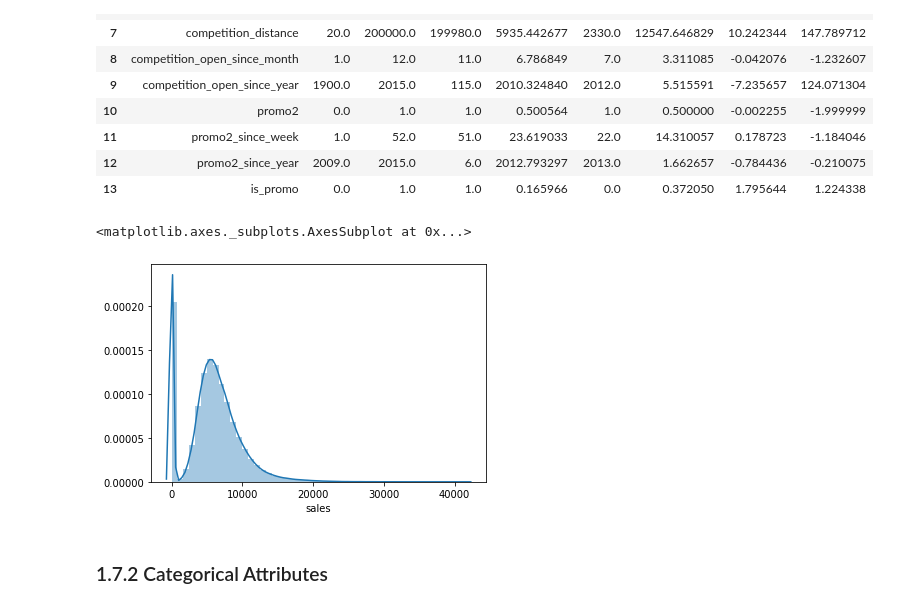
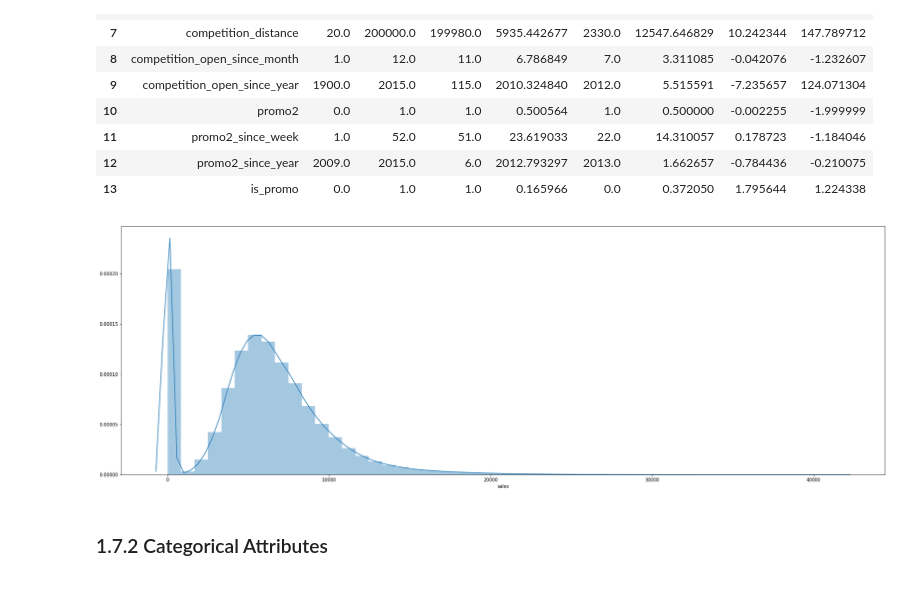
Before and after one commit to Geraldojr12/DataScience_Em_Producao, a Jupyter notebook: m04_v01_store_sales_prediction.ipynb, the cells around one changed output. Saved outputs shown, nothing was run; the diff lists cells and outputs as text; code cells hidden in the pictures.

```diff
--- a/m04_v01_store_sales_prediction.ipynb
+++ b/m04_v01_store_sales_prediction.ipynb
@@ -233,10 +261,11 @@ m
 | 12 | promo2_since_year | 2009.0 | 2015.0 | 6.0 | 2012.793297 | 2013.0 | 1.662657 | -0.784436 | -0.210075 |
 | 13 | is_promo | 0.0 | 1.0 | 1.0 | 0.165966 | 0.0 | 0.372050 | 1.795644 | 1.224338 |
 # %%
-sns.distplot( df1['sales'] )
+plt.figure(figsize=(30, 10))
+
+sns.distplot( df1['sales'] );
 # %% [output]
-<matplotlib.axes._subplots.AxesSubplot at 0x...>
-[figure, old version]
+[figure, new version]
 # %% [markdown]
 ### 1.7.2 Categorical Attributes
 # %%
```
Also changed, not shown: parts of 29 cells of this notebook.
